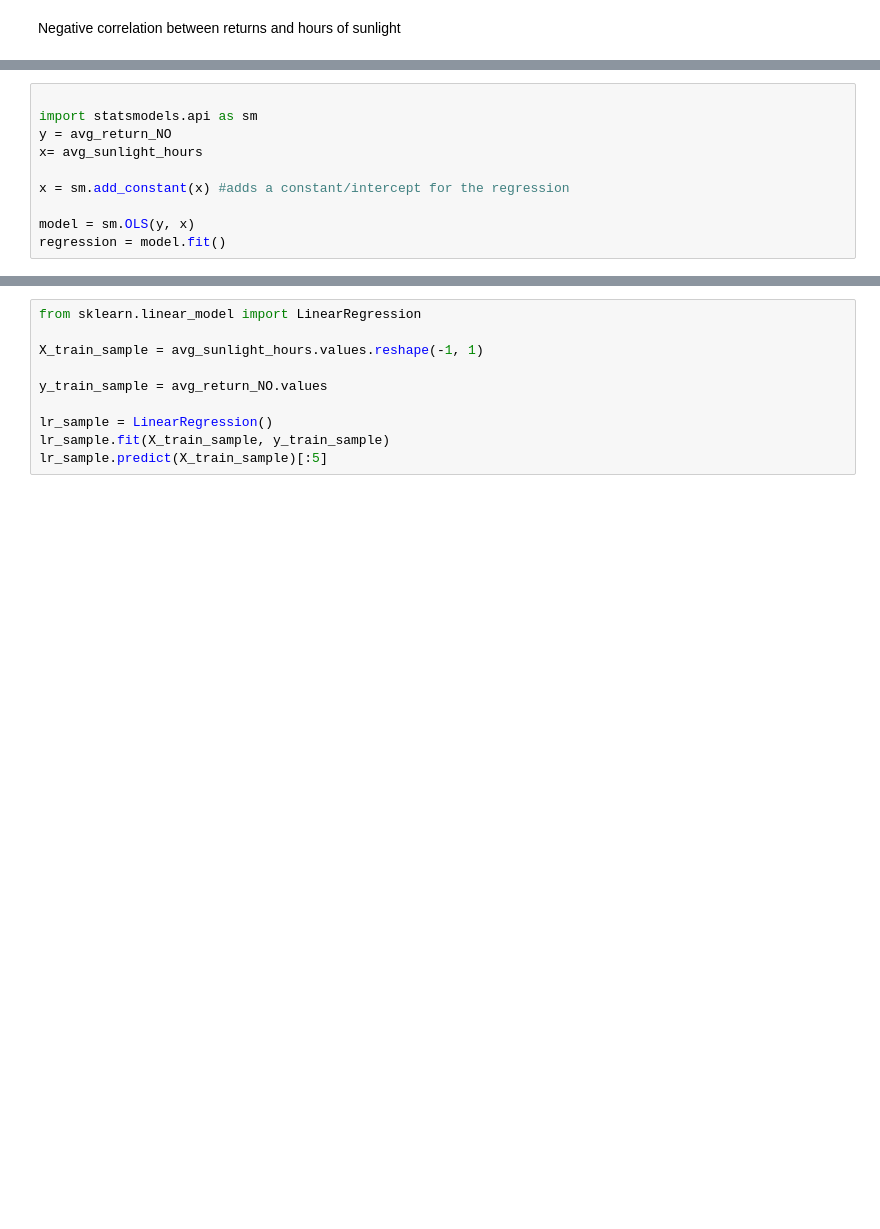
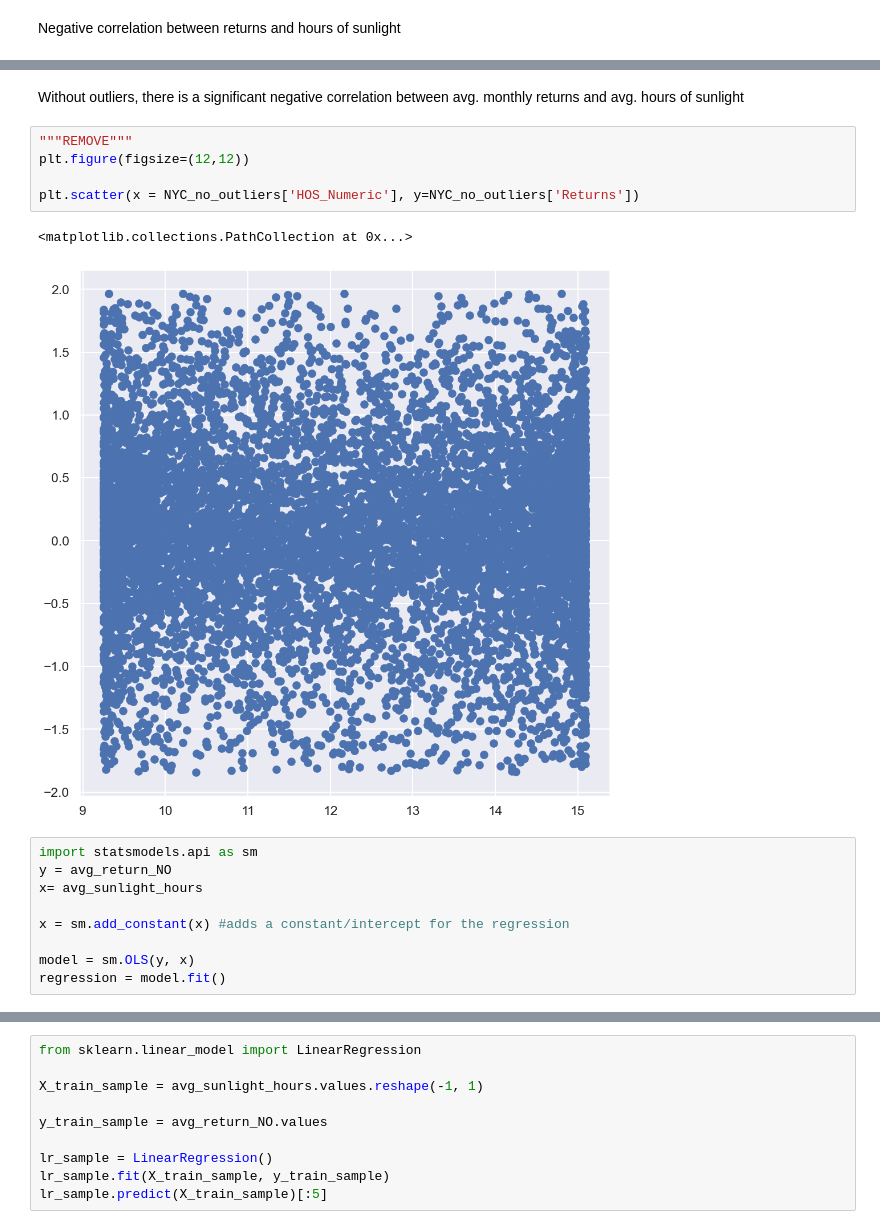
Before and after one commit to wangleo1/SADvsNYSE, a Jupyter notebook: notebooks/NYC_EDA.ipynb, the cells around one changed output, grey strips where cells are left out. Drawn from its saved outputs; the diff is of its cells as text; blank space fills up the shorter version.

```diff
--- a/notebooks/NYC_EDA.ipynb
+++ b/notebooks/NYC_EDA.ipynb
@@ -145,5 +191,14 @@ Negative correlation between returns and hours of sunlight
+# %% [markdown]
+Without outliers, there is a significant negative correlation between avg. monthly returns and avg. hours of sunlight
+# %%
+"""REMOVE"""
+plt.figure(figsize=(12,12))
+
+plt.scatter(x = NYC_no_outliers['HOS_Numeric'], y=NYC_no_outliers['Returns'])
+# %% [output]
+<matplotlib.collections.PathCollection at 0x...>
+[figure, added]
 # %%
-
 import statsmodels.api as sm
 y = avg_return_NO
 x= avg_sunlight_hours
```
Also changed, not shown: parts of 18 cells of this notebook, 2 other files.
